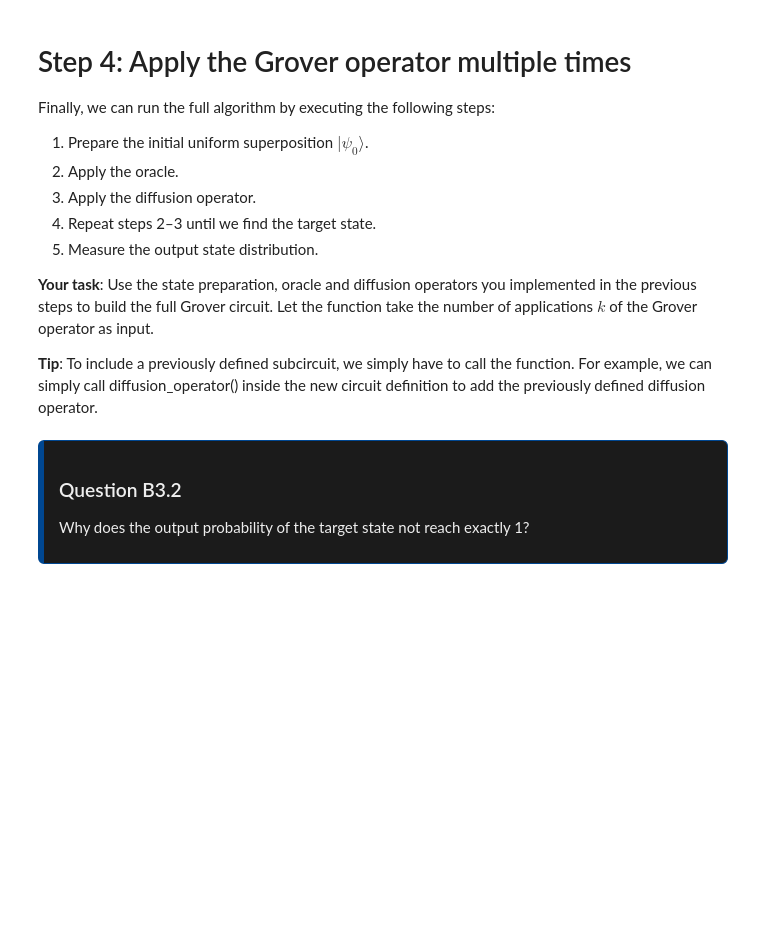
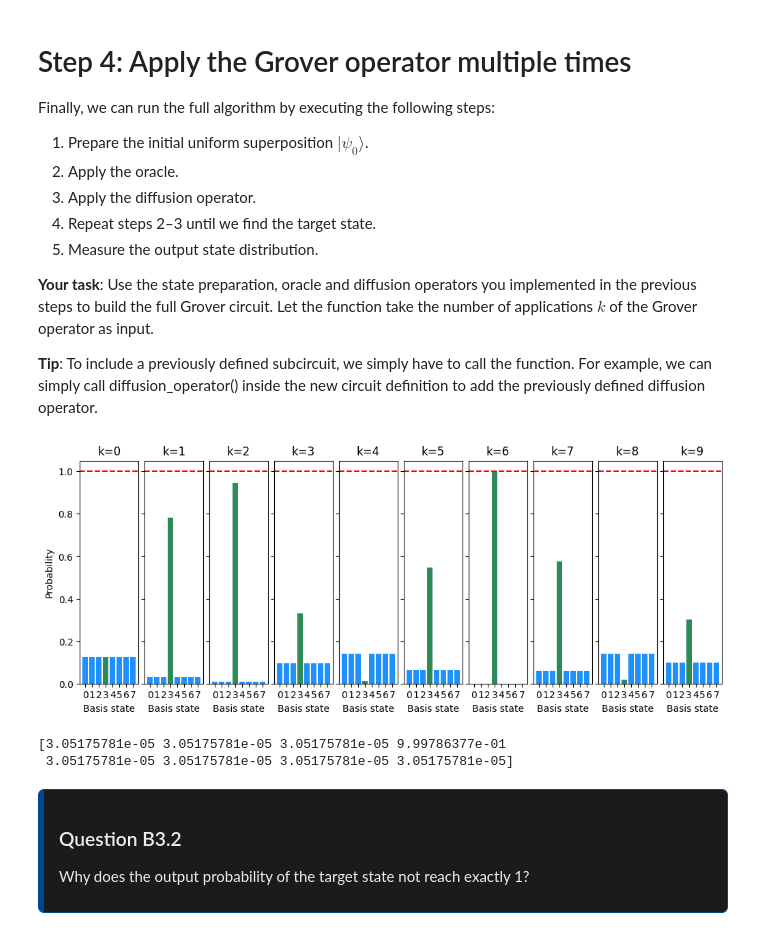
Before and after one commit to ScottMcHaffie/DD2368_assignments, a Jupyter notebook: assignment1.ipynb, the cells around one changed output. Cells and saved outputs as stored; diff of their text form; code cells hidden in the pictures; blank space fills up the shorter version.

```diff
--- a/assignment1.ipynb
+++ b/assignment1.ipynb
@@ -567,8 +606,12 @@ Note that the sign of state $\ket{5}$ is flipped.
 Finally time for you to do some programming again! Now your task is to implement a similar oracle for $x=4$:
 # %%
 # This marks |100> by applying a phase-flip.
+# my thinking is just to apply x on q2 to create the state |101> then call the equals 5 oracle
 def equals_4_oracle():
     # ---YOUR CODE HERE---
+    qml.PauliX(wires=2) # |100> -> |101>
+    equals_5_oracle() # |101> -> -|101>
+    qml.PauliX(wires=2) # -|101> -> -|100>
 
     # --------------------
     return
@@ -602,6 +649,8 @@ To do this, we need to compute $x+1$ using the increment circuit that we constrc
 def increment():
     qml.ctrl(op = qml.X(wires = 0), control = (1,2))
     # ---YOUR CODE HERE---
+    qml.CNOT(wires=(2, 1))
+    qml.X(wires=2)
 
     # --------------------
     return
@@ -617,5 +666,7 @@ def test_increment():
     increment()
     return qml.state()
 
+# print(test_increment())
+
 expected = np.array([0.+0.j, 0.+0.j, 0.+0.j, 1.+0.j, 0.+0.j, 0.+0.j, 0.+0.j, 0.+0.j])
 assert np.allclose(test_increment(), expected), "The increment operator is incorrect."
@@ -630,6 +685,9 @@ Since all gates in `increment` is it's own inverse, we can create the inverse of
 # %%
 def increment_inv():
     # ---YOUR CODE HERE---
+    qml.X(wires=2)
+    qml.CNOT(wires=(2, 1))
+    qml.ctrl(op = qml.X(wires = 0), control = (1,2))
 
     # --------------------
     return
@@ -782,6 +863,15 @@ Crucially, we can drop the minus sign since that simply acts as a **global phase
 # %%
 def diffusion_operator():
     # ---YOUR CODE HERE---
+    for i in range(3):
+        qml.Hadamard(wires=i)
+        qml.X(wires=i)
+
+    qml.ctrl(op = qml.PauliZ, control = (0,1))(wires = 2)
+
+    for i in range(3):
+        qml.X(wires=i)
+        qml.Hadamard(wires=i)
 
     # --------------------
     return
@@ -797,5 +887,7 @@ def test_diffusion_operator():
     diffusion_operator()
     return qml.state()
 
+# print (test_diffusion_operator())
+
 expected = np.array([0.75+0.j, -0.25+0.j, -0.25+0.j, -0.25+0.j, -0.25+0.j, -0.25+0.j, -0.25+0.j, -0.25+0.j])
 assert np.allclose(test_diffusion_operator(), expected), "The diffusion operator is incorrect."
@@ -820,33 +916,43 @@ def grover(k):
     initialize_superposition()
     # ---YOUR CODE HERE---
     # Apply the oracle and diffusion operator k times
+    for _ in range(k):
+        oracle()
+        diffusion_operator()
 
     # --------------------
     return qml.probs()
 
 # Test the function
 assert np.allclose(grover(1), [0.03125, 0.03125, 0.03125, 0.78125, 0.03125, 0.03125, 0.03125, 0.03125]), "Incorrect output for Grover with k=1."
 assert np.allclose(grover(2), [0.0078125, 0.0078125, 0.0078125, 0.9453125, 0.0078125, 0.0078125, 0.0078125, 0.0078125]), "Incorrect output for Grover with k=2."
 
 # Plot output probabilities for different values of k
 fig, ax = plt.subplots(nrows=1, ncols=10, figsize=(10,4), sharey=True)
 for k in range(0,10):
     ax[k].set_title(f'k={k}')
     probs = grover(k)
     ax[k].bar(range(8), probs)
 
     # Define colors: all gray, except bar at x=3 is green
     colors = ['dodgerblue'] * 8
     colors[3] = 'seagreen'
 
     ax[k].bar(range(8), probs, color=colors)
 
     ax[k].set_xticks(range(8))
     ax[k].set_xlabel('Basis state')
 
     ax[k].axhline(y = 1.0, color = 'r', linestyle = '--')
 ax[0].set_ylabel('Probability')
 plt.tight_layout(pad = 0.3)
+# %% [output]
+[figure, added]
+# %%
+print(grover(6))
+# %% [output]
+[3.05175781e-05 3.05175781e-05 3.05175781e-05 9.99786377e-01
+ 3.05175781e-05 3.05175781e-05 3.05175781e-05 3.05175781e-05]
 # %% [markdown]
 <div style="max-width: 1200px; margin: auto; border: 1px solid #004791; border-left: 6px solid #004791; border-radius: 6px; padding: 0.8em 1em; background-color: #1b1b1bff; color: #eee;">
 
```
Also changed, not shown: parts of 21 cells of this notebook, 4 other files.
